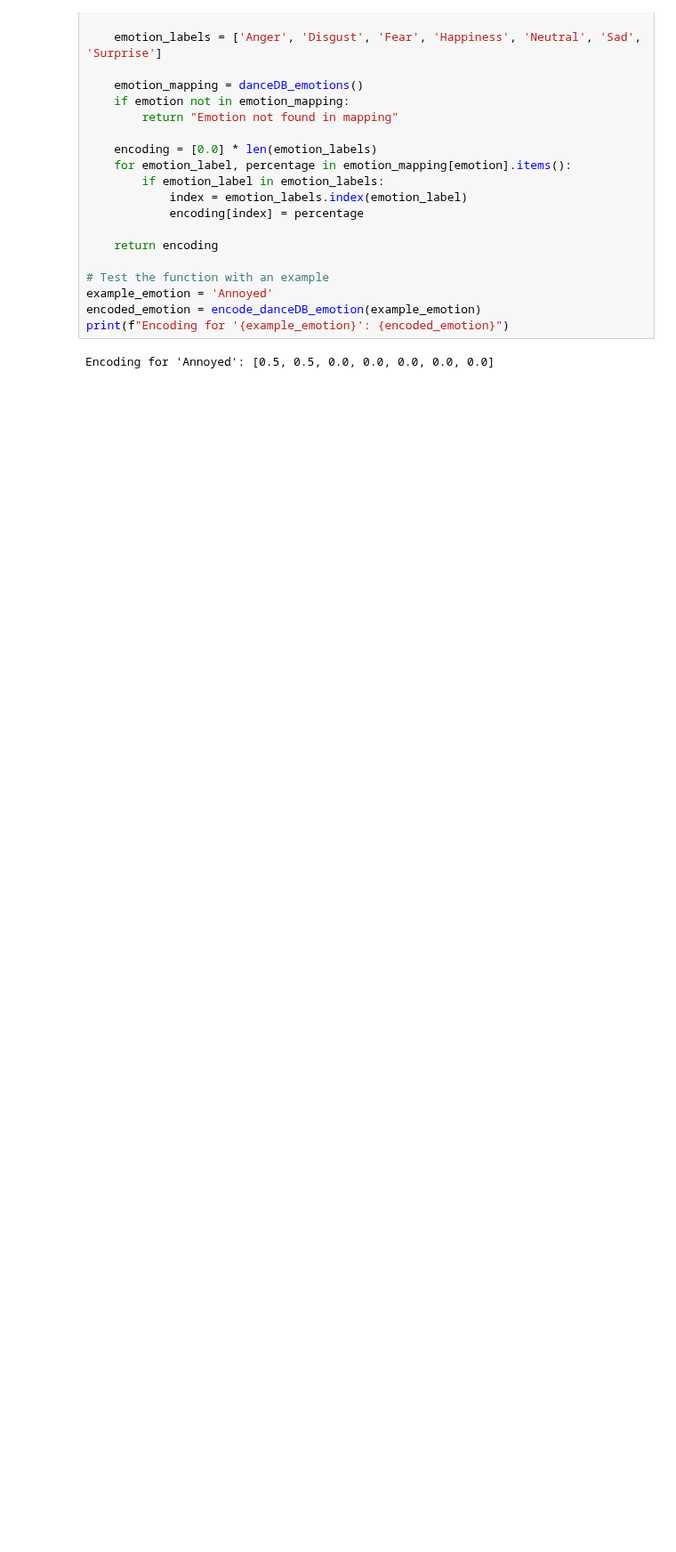
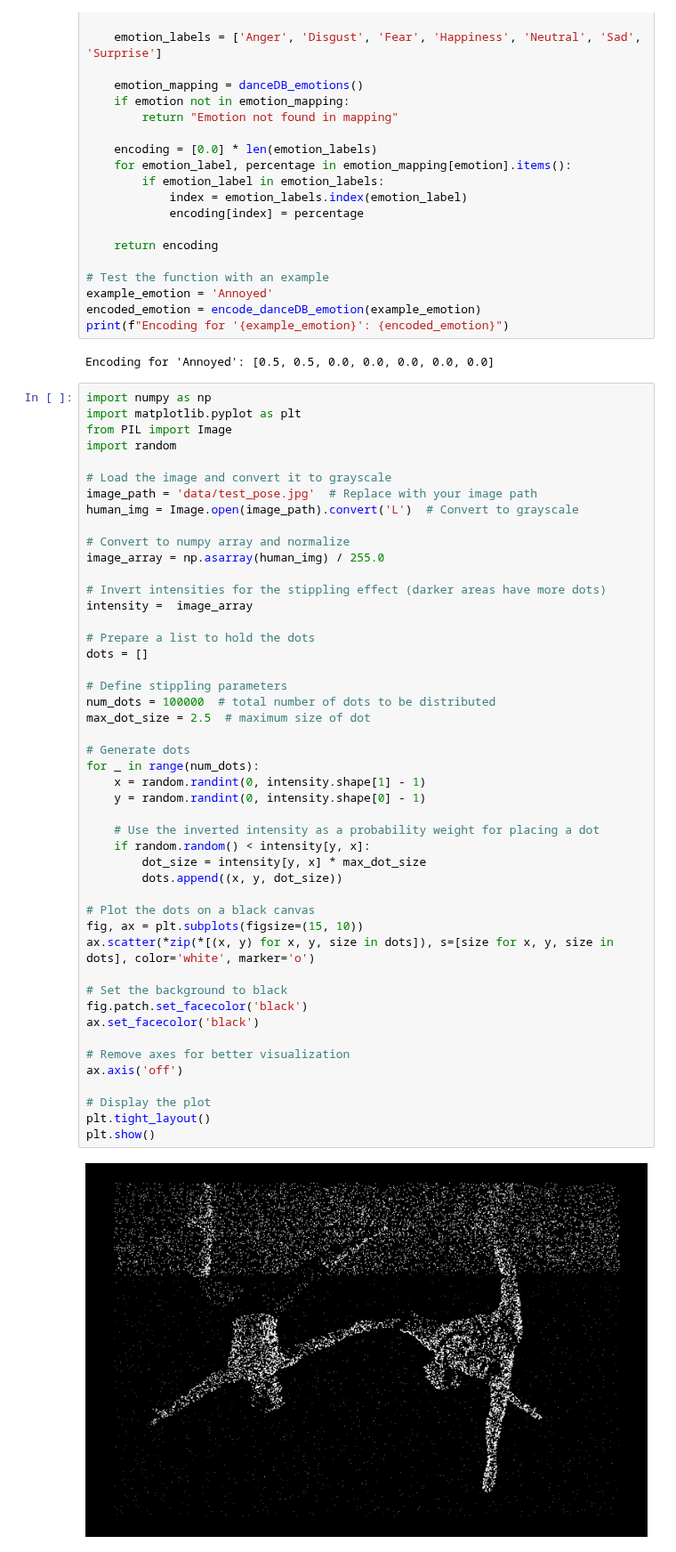
Before and after one commit to moonrabbitt/emotionmotion_transformer, a Jupyter notebook: main.ipynb, the cells around one changed output. Shown at 89% size. Cells and saved outputs as stored; diff of their text form; blank space fills up the shorter version.

```diff
--- a/main.ipynb
+++ b/main.ipynb
@@ -541,3 +541,52 @@ encoded_emotion = encode_danceDB_emotion(example_emotion)
 print(f"Encoding for '{example_emotion}': {encoded_emotion}")
 # %% [output]
 Encoding for 'Annoyed': [0.5, 0.5, 0.0, 0.0, 0.0, 0.0, 0.0]
+# %%
+import numpy as np
+import matplotlib.pyplot as plt
+from PIL import Image
+import random
+
+# Load the image and convert it to grayscale
+image_path = 'data/test_pose.jpg'  # Replace with your image path
+human_img = Image.open(image_path).convert('L')  # Convert to grayscale
+
+# Convert to numpy array and normalize
+image_array = np.asarray(human_img) / 255.0
+
+# Invert intensities for the stippling effect (darker areas have more dots)
+intensity =  image_array
+
+# Prepare a list to hold the dots
+dots = []
+
+# Define stippling parameters
+num_dots = 100000  # total number of dots to be distributed
+max_dot_size = 2.5  # maximum size of dot
+
+# Generate dots
+for _ in range(num_dots):
+    x = random.randint(0, intensity.shape[1] - 1)
+    y = random.randint(0, intensity.shape[0] - 1)
+
+    # Use the inverted intensity as a probability weight for placing a dot
+    if random.random() < intensity[y, x]:
+        dot_size = intensity[y, x] * max_dot_size
+        dots.append((x, y, dot_size))
+
+# Plot the dots on a black canvas
+fig, ax = plt.subplots(figsize=(15, 10))
+ax.scatter(*zip(*[(x, y) for x, y, size in dots]), s=[size for x, y, size in dots], color='white', marker='o')
+
+# Set the background to black
+fig.patch.set_facecolor('black')
+ax.set_facecolor('black')
+
+# Remove axes for better visualization
+ax.axis('off')
+
+# Display the plot
+plt.tight_layout()
+plt.show()
+# %% [output]
+[figure, added]
```
Also changed, not shown: 1 other file.
